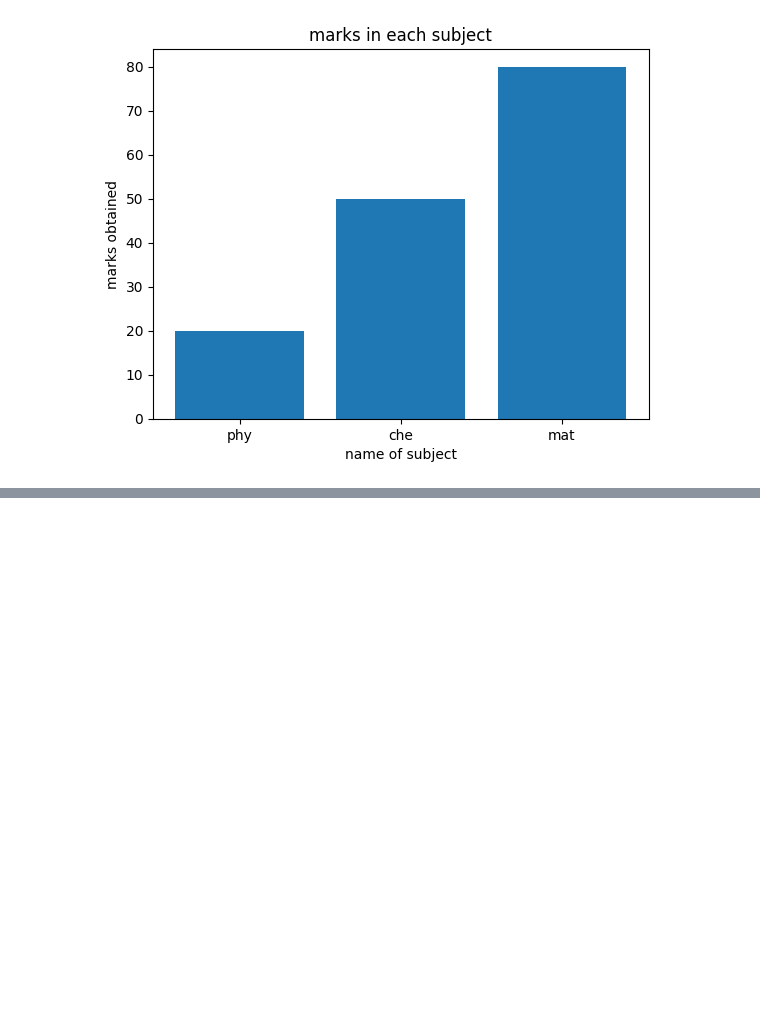
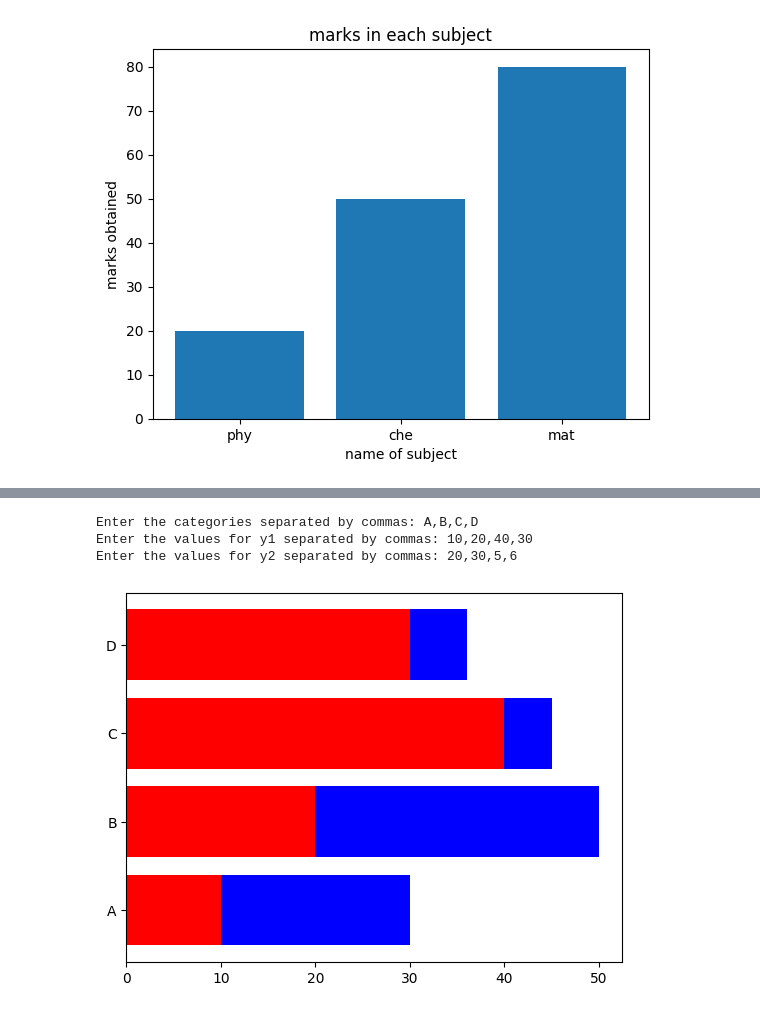
Before and after one commit to SriJanakiram/DW_DVA, a Jupyter notebook: chapter_appendix-tools-for-deep-learning/jupyter.ipynb, the cells around one changed output, grey strips where cells are left out. Cells and saved outputs as stored; diff of their text form; code cells hidden in the pictures; blank space fills up the shorter version.

```diff
--- a/chapter_appendix-tools-for-deep-learning/jupyter.ipynb
+++ b/chapter_appendix-tools-for-deep-learning/jupyter.ipynb
@@ -172,0 +199,17 @@ Enter the title for the plot: marks in each subject
+# %%
+import matplotlib.pyplot as plt
+import numpy as np
+x = input("Enter the categories separated by commas: ").split(',')
+y1 = list(map(int, input("Enter the values for y1 separated by commas: ").split(',')))
+y2 = list(map(int, input("Enter the values for y2 separated by commas: ").split(',')))
+x = np.array(x)
+y1 = np.array(y1)
+y2 = np.array(y2)
+plt.barh(x, y1, color='r')
+plt.barh(x, y2, left=y1, color='b')
+plt.show()
+# %% [output]
+Enter the categories separated by commas: A,B,C,D
+Enter the values for y1 separated by commas: 10,20,40,30
+Enter the values for y2 separated by commas: 20,30,5,6
+[figure, added]
```
Also changed, not shown: parts of 24 cells of this notebook.
